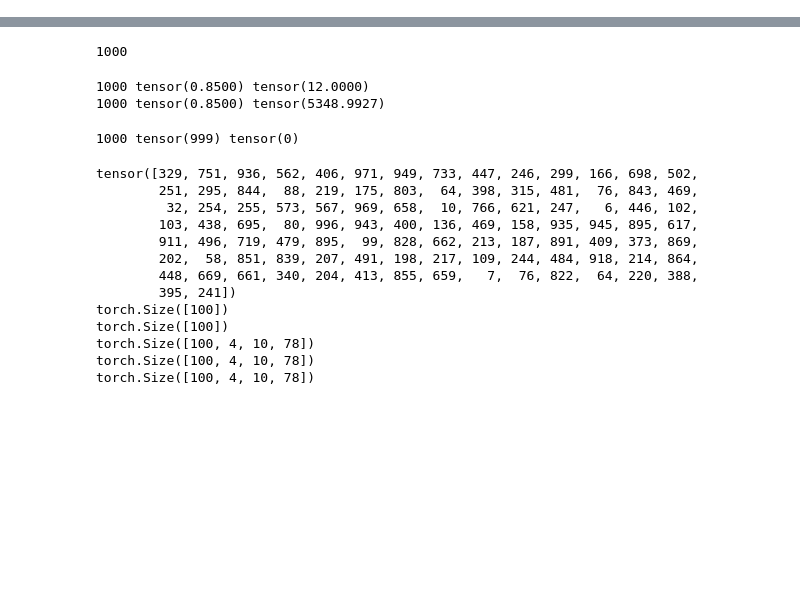
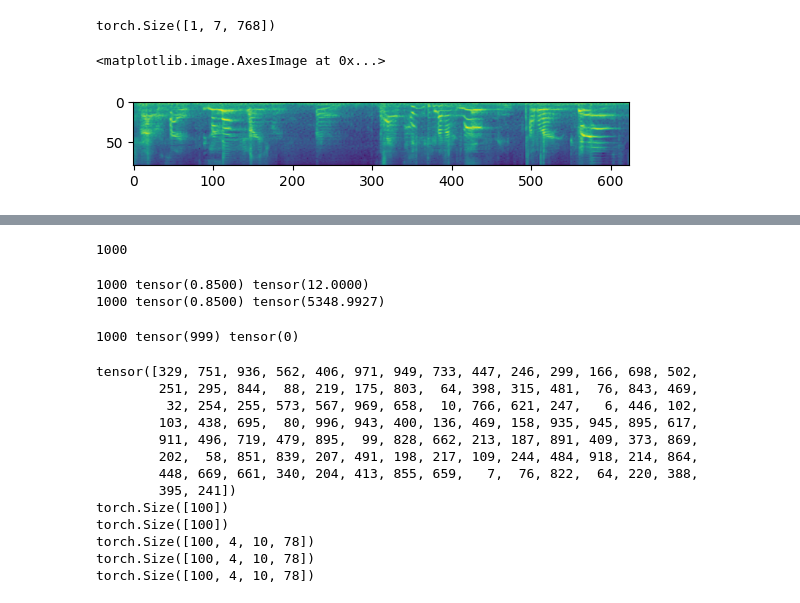
Before and after one commit to HeCheng0625/AUDIT_v2, a Jupyter notebook: como/test_ode.ipynb, the cells around one changed output, grey strips where cells are left out. Saved outputs shown, nothing was run; the diff lists cells and outputs as text; code cells hidden in the pictures; blank space fills up the shorter version.

```diff
--- a/como/test_ode.ipynb
+++ b/como/test_ode.ipynb
@@ -16,7 +16,7 @@ num_inference_steps = 100
 guidance_scale= 7.5
 # %%
 model_path = "/blob/v-yuancwang/AudioEditingModel/Diffusion_SG/checkpoint-350000"
-unet_path = "/blob/v-yuancwang/AUDITPLUS/AUDIT_G_0/checkpoint-450000"
+unet_path = "/blob/v-yuancwang/AUDITPLUS/AUDIT_CD_100/checkpoint-24000"
 # %%
 vae = AutoencoderKL.from_pretrained(model_path, subfolder="vae")
 unet = UNet2DConditionModel.from_pretrained(unet_path)
@@ -29,3 +29,36 @@ unet.to(torch_device)
 vae.requires_grad_(False)
 unet.requires_grad_(False)
 text_encoder.requires_grad_(False)
+# %%
+text = "A girl gives a speech"
+prompt = [text]
+text_input = tokenizer(prompt, max_length=tokenizer.model_max_length, truncation=True, padding="do_not_pad", return_tensors="pt")
+text_embeddings = text_encoder(text_input.input_ids.to(torch_device))[0]
+max_length = text_input.input_ids.shape[-1]
+uncond_input = tokenizer(
+    [""] * 1, padding="max_length", max_length=max_length, return_tensors="pt"
+)
+uncond_embeddings = text_encoder(uncond_input.input_ids.to(torch_device))[0]
+print(text_embeddings.shape)
+# print(uncond_embeddings.shape)
+text_embeddings = text_embeddings
+# text_embeddings = torch.cat([uncond_embeddings, text_embeddings])
+# %% [output]
+torch.Size([1, 7, 768])
+# %%
+noisy_latents = torch.randn((1, 4, 10, 78)).to(torch_device)
+with torch.no_grad():
+    timesteps = torch.tensor(990).to(torch_device)
+    c_skip = 0.25 / (0.25 + (timesteps / 1000 - 0.0) ** 2)
+    c_out = 0.5 * (timesteps / 1000 - 0.0) / ((timesteps / 1000) ** 2 + 0.25) ** 0.5
+    pred_target = c_skip.unsqueeze(-1).unsqueeze(-1).unsqueeze(-1) * noisy_latents + c_out.unsqueeze(-1).unsqueeze(-1).unsqueeze(-1) * unet(noisy_latents, timesteps, text_embeddings).sample
+# %%
+latents_out = pred_target
+with torch.no_grad():
+    res = vae.decode(latents_out).sample
+res = res.cpu().numpy()[0,0,:,:]
+# %%
+plt.imshow(res)
+# %% [output]
+<matplotlib.image.AxesImage at 0x...>
+[figure, added]
```
Also changed, not shown: parts of 2 cells of this notebook, 1 other file.
